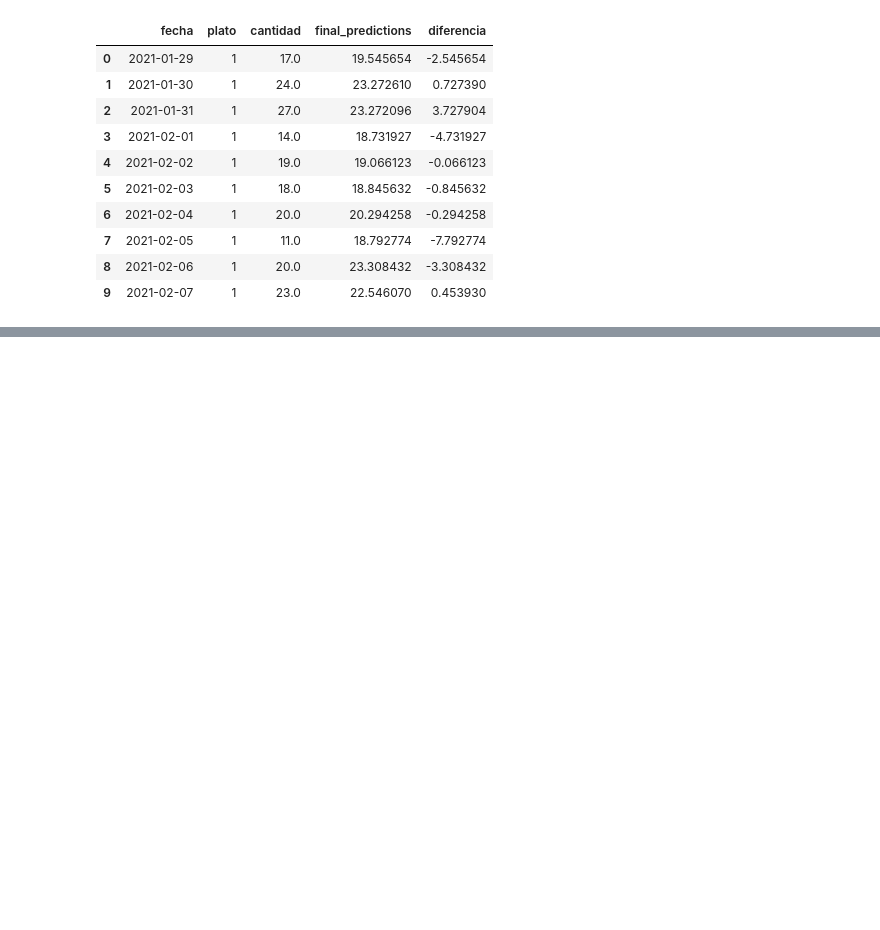
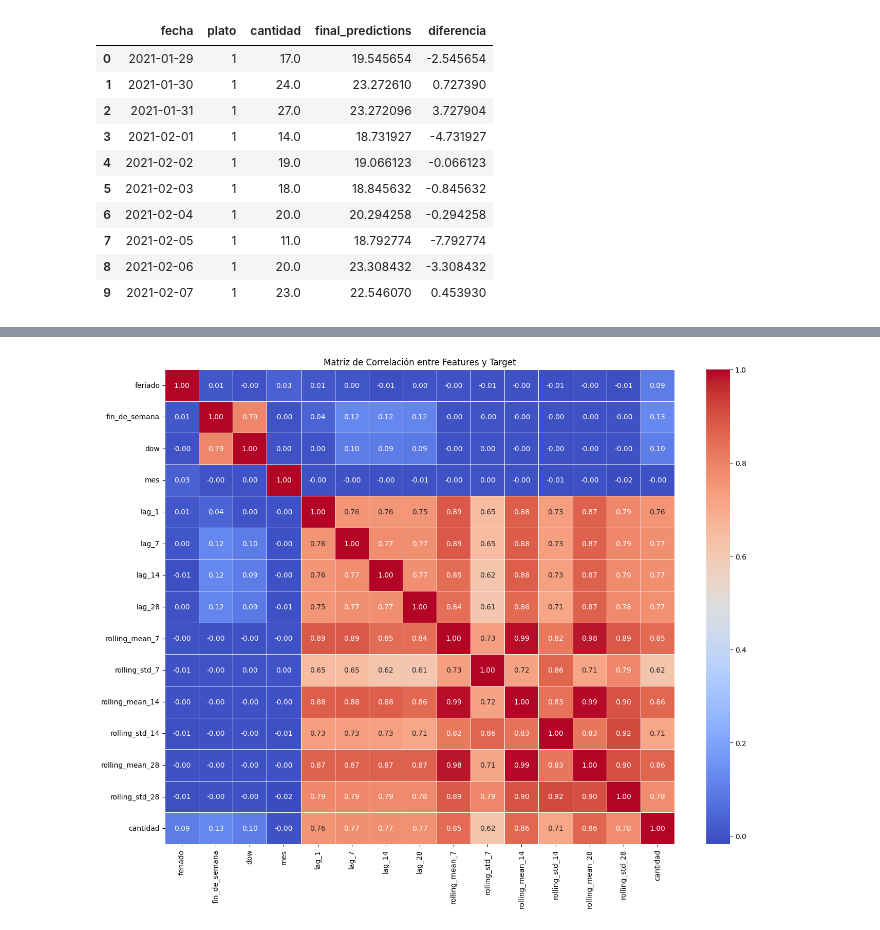
Before and after one commit to joseph7104/TESIS2, a Jupyter notebook: notebooks/tuning/Random_Forest.ipynb, the cells around one changed output, grey strips where cells are left out. Drawn from its saved outputs; the diff is of its cells as text; code cells hidden in the pictures; blank space fills up the shorter version.

Commit message:
Segundo Modelo (mejor al XGBOOST)

```diff
--- a/notebooks/tuning/Random_Forest.ipynb
+++ b/notebooks/tuning/Random_Forest.ipynb
@@ -50,7 +40,7 @@ Resolving deltas: 100% (149/149), done.
 
 # Ajusta esta ruta si tu CSV está en otra ubicación.
 CANDIDATE_PATHS = [
-    Path("data/processed/dataset_forecast_diario.csv"),
+    Path("../../data/processed/dataset_forecast_diario.csv"),
     Path("/content/-1INF46-Plan_Compras_Produccion/data/processed/dataset_forecast_diario.csv"),
     Path("/workspace/-1INF46-Plan_Compras_Produccion/data/processed/dataset_forecast_diario.csv"),
 ]
@@ -885,3 +879,28 @@ Valores Reales vs. Predicciones (muestra):
+# %%
+import seaborn as sns
+import matplotlib.pyplot as plt
+
+# Seleccionar las columnas relevantes para la correlación
+# Usamos df_model ya que es el dataframe limpio con los datos para modelar
+correlation_cols = regressors + [TARGET_COL]
+corr_df = df_model[correlation_cols].copy()
+
+# Calcular la matriz de correlación
+correlation_matrix = corr_df.corr()
+
+# Visualizar la matriz de correlación con un heatmap
+plt.figure(figsize=(16, 12))
+sns.heatmap(
+    correlation_matrix,
+    annot=True,      # Mostrar los valores de correlación en el mapa de calor
+    cmap='coolwarm', # Elegir un mapa de color
+    fmt=".2f",       # Formato de los números a dos decimales
+    linewidths=.5    # Espacio entre celdas
+)
+plt.title('Matriz de Correlación entre Features y Target')
+plt.show()
+# %% [output]
+[figure, added]
 # %%
 import joblib
 from pathlib import Path
```
Also changed, not shown: parts of 20 cells of this notebook, 37 other files.
